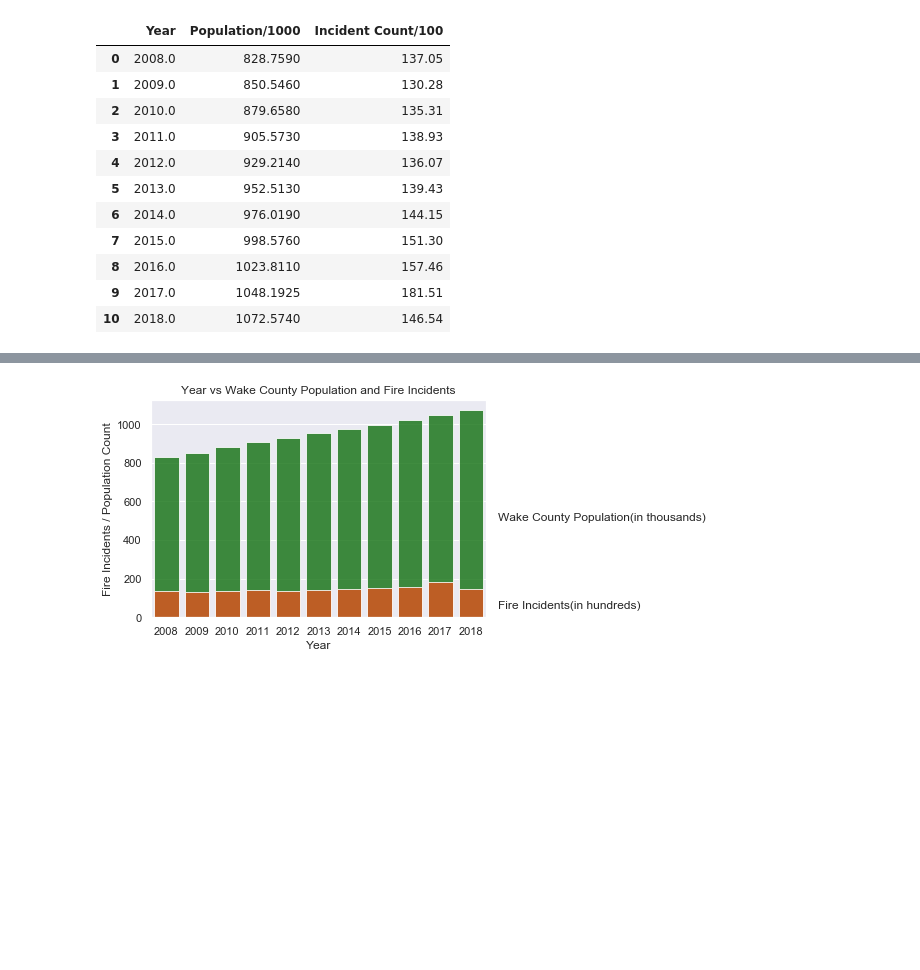
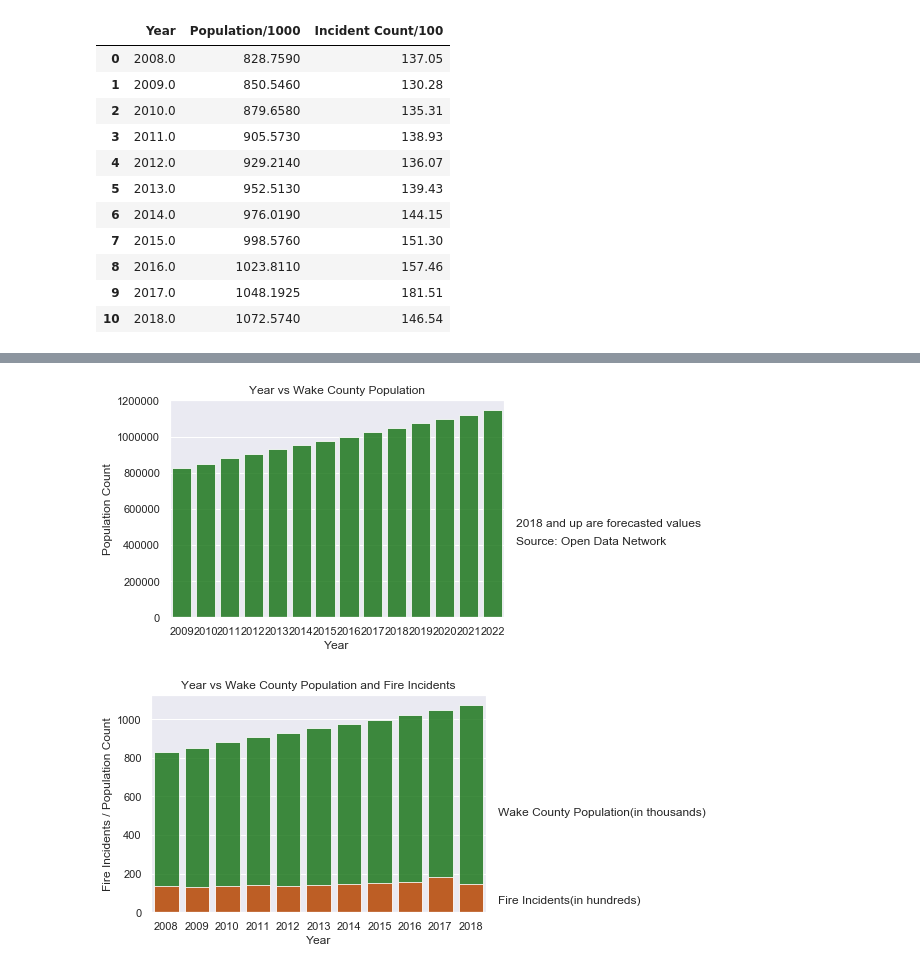
Before and after one commit to xjarodx/Project_1_Group_7, a Jupyter notebook: Fire_Data_Plotting_fixed_virg.ipynb, the cells around one changed output, grey strips where cells are left out. Drawn from its saved outputs; the diff is of its cells as text; code cells hidden in the pictures; blank space fills up the shorter version.

```diff
--- a/Fire_Data_Plotting_fixed_virg.ipynb
+++ b/Fire_Data_Plotting_fixed_virg.ipynb
@@ -155,3 +182,14 @@ plt.show()
+# %%
+#Generate seaborn bar plot - Year vs Wake County Population
+wakecountypopulation_barplot = sbn.barplot(x=wakecountypop_to_load["Year"].astype(np.int64), y=wakecountypop_to_load["Population"], data=wakecountypop_to_load, color='green', alpha=0.8)
+plt.title('Year vs Wake County Population')
+wakecountypopulation_barplot.set(ylabel='Population Count')
+plt.text(14,500000, '2018 and up are forecasted values')
+plt.text(14,400000, 'Source: Open Data Network')
+plt.savefig('graphics/bar_year_vs_wakecounty_pop.png', bbox_inches='tight')
+plt.show()
+# %% [output]
+[figure, added]
 # %%
 #Generate seaborn bar plot - Year vs Wake County Population/Fire Incidents
 pop_barplot = sbn.barplot(x=cleaned_wakecounty_scaled["Year"].astype(np.int64), y=cleaned_wakecounty_scaled["Population/1000"], data=cleaned_wakecounty_scaled, color='green', alpha=0.8)
```
Also changed, not shown: parts of 11 cells of this notebook, 4 other files.
